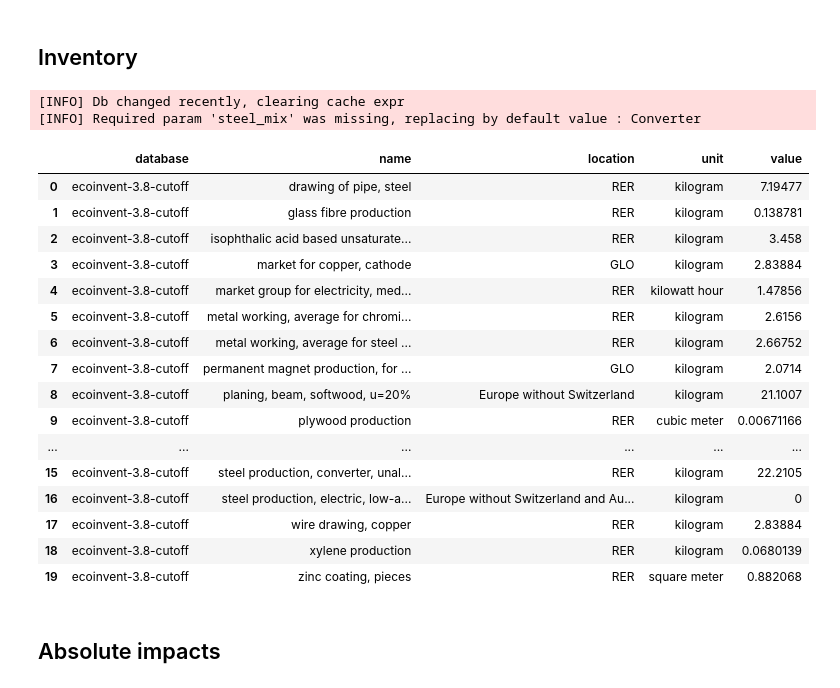
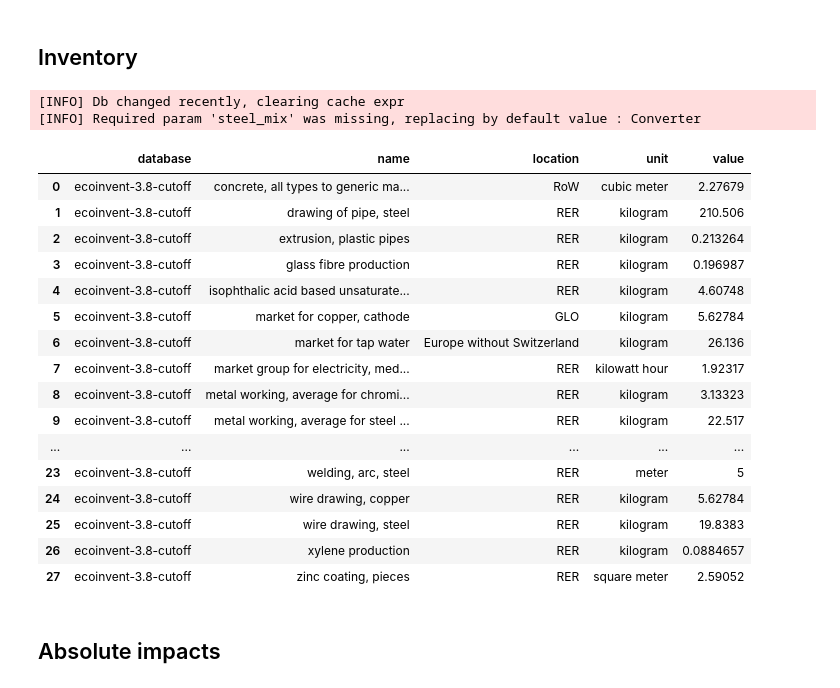
Before and after one commit to vlechappe/sustain-4-SWT, a Jupyter notebook: LCA/eco-optimization_tool/lca_param_syst_noload.ipynb, the cells around one changed output. Saved outputs shown, nothing was run; the diff lists cells and outputs as text; code cells hidden in the pictures.

```diff
--- a/LCA/eco-optimization_tool/lca_param_syst_noload.ipynb
+++ b/LCA/eco-optimization_tool/lca_param_syst_noload.ipynb
@@ -727,17 +735,17 @@ zc_c = "Zinc coating"
 # %% [markdown]
 ## Steel mix
 # %%
-steel_un_converter_ecovinent=agb.findTechAct("steel production, converter, unalloyed","RER")
-steel_low_converter_ecovinent = agb.findTechAct("steel production, converter, low-alloyed","RER")
-steel_low_elec_ecovinent = agb.findTechAct("steel production, electric, low-alloyed","Europe without Switzerland and Austria")
+steel_un_converter_ecoinvent=agb.findTechAct("steel production, converter, unalloyed","RER")
+steel_low_converter_ecoinvent = agb.findTechAct("steel production, converter, low-alloyed","RER")
+steel_low_elec_ecoinvent = agb.findTechAct("steel production, electric, low-alloyed","Europe without Switzerland and Austria")
 
 steel_un_mix = agb.newActivity(
      DB_SYST,
     "Production of unalloyed steel in Europe",
     unit = "kg",
     exchanges = {
-        steel_un_converter_ecovinent : 0.55,
-        steel_low_elec_ecovinent : 0.45,
+        steel_un_converter_ecoinvent : 0.55,
+        steel_low_elec_ecoinvent : 0.45,
     })
 
 steel_low_mix = agb.newActivity(
@@ -745,8 +753,8 @@ steel_low_mix = agb.newActivity(
     "Production of low alloyed steel in Europe",
     unit = "kg",
     exchanges = {
-        steel_low_converter_ecovinent : 0.55,
-        steel_low_elec_ecovinent : 0.45,
+        steel_low_converter_ecoinvent : 0.55,
+        steel_low_elec_ecoinvent : 0.45,
     })
 
 steel_un_choice = agb.newSwitchAct(
@@ -754,7 +762,7 @@ steel_un_choice = agb.newSwitchAct(
                     "Choice of mix for steel unalloyed production",
                     steel_mix, #enum parameter that is used to switch the activity
                             {
-                                "Converter":steel_un_converter_ecovinent,
+                                "Converter":steel_un_converter_ecoinvent,
                                 "Converter_elec": steel_un_mix,
                             })
 
@@ -763,7 +771,7 @@ steel_low_choice = agb.newSwitchAct(
                     "Choice of mix for steel lowalloyed production",
                     steel_mix, #enum parameter that is used to switch the activity
                             {
-                                "Converter":steel_low_converter_ecovinent,
+                                "Converter":steel_low_converter_ecoinvent,
                                 "Converter_elec": steel_low_mix,
                             })
 
@@ -1439,27 +1447,27 @@ system_recupmast = agb.newActivity(
 # %% [markdown]
 ## Inventory
 # %%
-agb.compute_inventory(wind_generator,h=12,d=2400)
+agb.compute_inventory(complete_system,h=18,d=3000)
 # %% [output]
 [INFO] Db changed recently, clearing cache expr
 [INFO] Required param 'steel_mix' was missing, replacing by default value : Converter
 |  | database | name | location | unit | value |
-| 0 | ecoinvent-3.8-cutoff | drawing of pipe, steel | RER | kilogram | 7.19477 |
-| 1 | ecoinvent-3.8-cutoff | glass fibre production | RER | kilogram | 0.138781 |
-| 2 | ecoinvent-3.8-cutoff | isophthalic acid based unsaturate... | RER | kilogram | 3.458 |
-| 3 | ecoinvent-3.8-cutoff | market for copper, cathode | GLO | kilogram | 2.83884 |
-| 4 | ecoinvent-3.8-cutoff | market group for electricity, med... | RER | kilowatt hour | 1.47856 |
-| 5 | ecoinvent-3.8-cutoff | metal working, average for chromi... | RER | kilogram | 2.6156 |
-| 6 | ecoinvent-3.8-cutoff | metal working, average for steel ... | RER | kilogram | 2.66752 |
-| 7 | ecoinvent-3.8-cutoff | permanent magnet production, for ... | GLO | kilogram | 2.0714 |
-| 8 | ecoinvent-3.8-cutoff | planing, beam, softwood, u=20% | Europe without Switzerland | kilogram | 21.1007 |
-| 9 | ecoinvent-3.8-cutoff | plywood production | RER | cubic meter | 0.00671166 |
+| 0 | ecoinvent-3.8-cutoff | concrete, all types to generic ma... | RoW | cubic meter | 2.27679 |
+| 1 | ecoinvent-3.8-cutoff | drawing of pipe, steel | RER | kilogram | 210.506 |
+| 2 | ecoinvent-3.8-cutoff | extrusion, plastic pipes | RER | kilogram | 0.213264 |
+| 3 | ecoinvent-3.8-cutoff | glass fibre production | RER | kilogram | 0.196987 |
+| 4 | ecoinvent-3.8-cutoff | isophthalic acid based unsaturate... | RER | kilogram | 4.60748 |
+| 5 | ecoinvent-3.8-cutoff | market for copper, cathode | GLO | kilogram | 5.62784 |
+| 6 | ecoinvent-3.8-cutoff | market for tap water | Europe without Switzerland | kilogram | 26.136 |
+| 7 | ecoinvent-3.8-cutoff | market group for electricity, med... | RER | kilowatt hour | 1.92317 |
+| 8 | ecoinvent-3.8-cutoff | metal working, average for chromi... | RER | kilogram | 3.13323 |
+| 9 | ecoinvent-3.8-cutoff | metal working, average for steel ... | RER | kilogram | 22.517 |
 | ... | ... | ... | ... | ... | ... |
-| 15 | ecoinvent-3.8-cutoff | steel production, converter, unal... | RER | kilogram | 22.2105 |
-| 16 | ecoinvent-3.8-cutoff | steel production, electric, low-a... | Europe without Switzerland and Au... | kilogram | 0 |
-| 17 | ecoinvent-3.8-cutoff | wire drawing, copper | RER | kilogram | 2.83884 |
-| 18 | ecoinvent-3.8-cutoff | xylene production | RER | kilogram | 0.0680139 |
-| 19 | ecoinvent-3.8-cutoff | zinc coating, pieces | RER | square meter | 0.882068 |
+| 23 | ecoinvent-3.8-cutoff | welding, arc, steel | RER | meter | 5 |
+| 24 | ecoinvent-3.8-cutoff | wire drawing, copper | RER | kilogram | 5.62784 |
+| 25 | ecoinvent-3.8-cutoff | wire drawing, steel | RER | kilogram | 19.8383 |
+| 26 | ecoinvent-3.8-cutoff | xylene production | RER | kilogram | 0.0884657 |
+| 27 | ecoinvent-3.8-cutoff | zinc coating, pieces | RER | square meter | 2.59052 |
 # %% [markdown]
 ## Absolute impacts
 # %%
```
Also changed, not shown: parts of 42 cells of this notebook, 2 other files.
